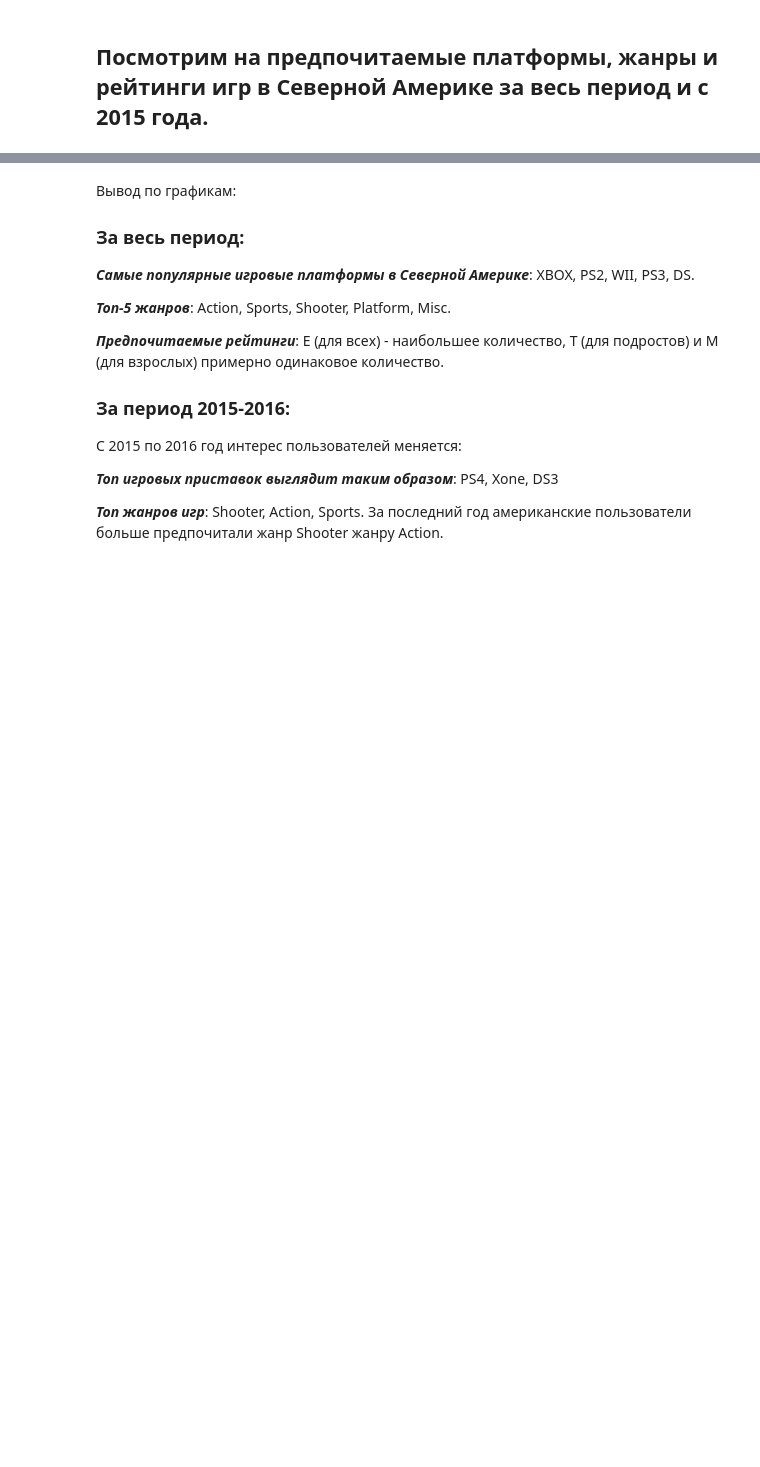
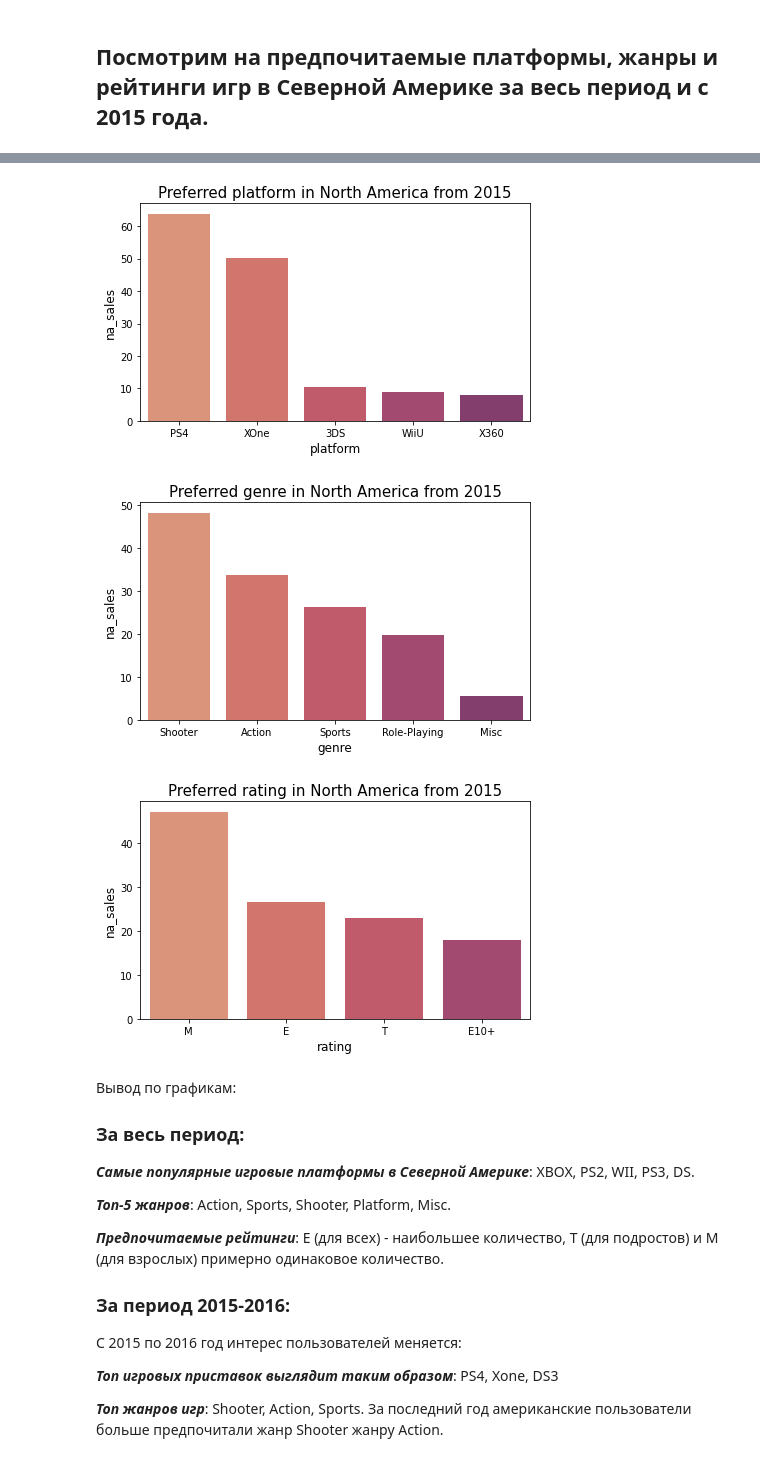
Before and after one commit to AnastasiaDvoynova/GameMarketAnalysis, a Jupyter notebook: Game_Market_Analysis.ipynb, the cells around one changed output, grey strips where cells are left out. Drawn from its saved outputs; the diff is of its cells as text; code cells hidden in the pictures; blank space fills up the shorter version.

```diff
--- a/Game_Market_Analysis.ipynb
+++ b/Game_Market_Analysis.ipynb
@@ -257,5 +340,9 @@ country_preferences('na_sales', 'North America')
 # %%
-country_preferences('na_sales', 'North America', 2015)
+country_preferences('North America', 2015)
+# %% [output]
+[figure, added]
+[figure, added]
+[figure, added]
 # %% [markdown]
 Вывод по графикам:
 
```
Also changed, not shown: parts of 28 cells of this notebook.
